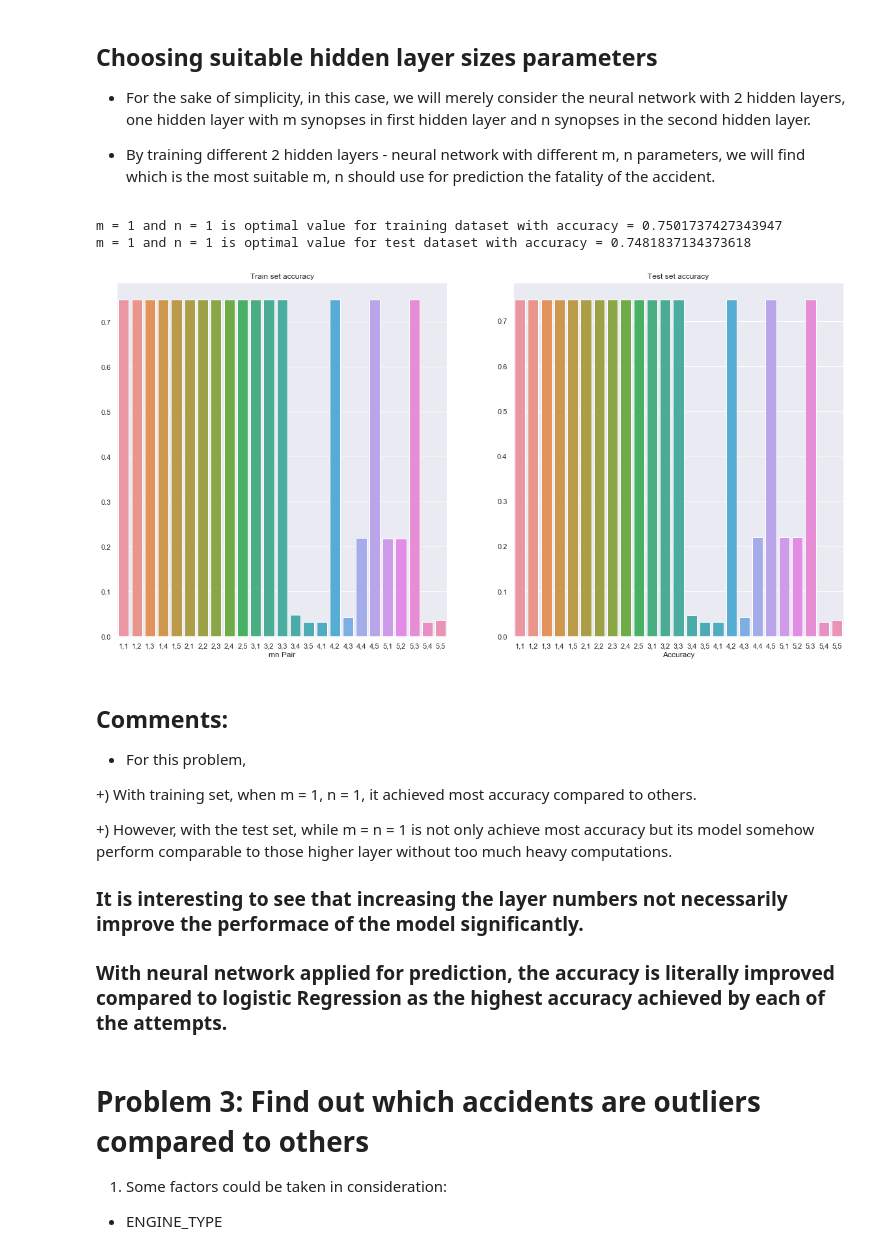
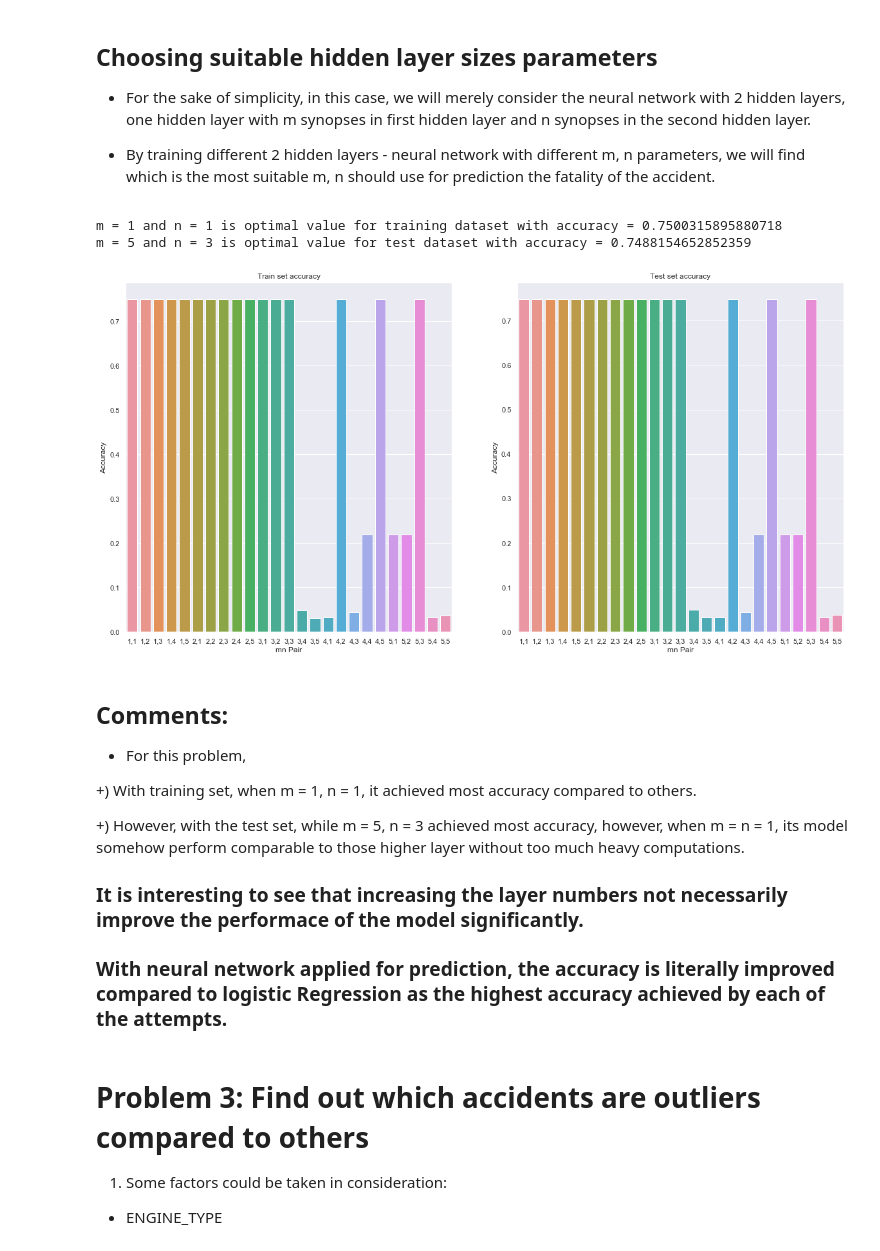
Before and after one commit to saobangmath/CZ1015---Miniproject, a Jupyter notebook: Miniproject.ipynb, the cells around one changed output. Cells and saved outputs as stored; diff of their text form; code cells hidden in the pictures.

```diff
--- a/Miniproject.ipynb
+++ b/Miniproject.ipynb
@@ -432,38 +529,38 @@ for m in range(1, 6):
         mn.append("{},{}".format(m, n))
         # for training set
         train_score = mlp.score(X_train, y_train)
         train_scores.append(train_score)
         if max_score_for_train < train_score:
             max_score_for_train = train_score
             m_train , n_train = m, n
         # for test set
         test_score = mlp.score(X_test, y_test)
         test_scores.append(test_score)
         if max_score_for_test < test_score:
             max_score_for_test = test_score
             m_test , n_test = m, n
 
 # training dataset analysis
 print("m = {} and n = {} is optimal value for training dataset with accuracy = {}".format(m_train,n_train, max_score_for_train))
 print("m = {} and n = {} is optimal value for test dataset with accuracy = {}".format(m_test,n_test, max_score_for_test))
 f, axes = plt.subplots(1, 2, figsize = (20, 10))
 # train set and test set accuracy plotting for different m, n values
 # train set
 sb.barplot(x = mn, y = train_scores, ax = axes[0])
 axes[0].set_title("Train set accuracy")
 axes[0].set_xlabel("mn Pair")
-axes[1].set_xlabel("Accuracy")
+axes[0].set_ylabel("Accuracy")
 # test set
 sb.barplot(x = mn, y = test_scores, ax = axes[1])
 axes[1].set_title("Test set accuracy")
 axes[1].set_xlabel("mn Pair")
-axes[1].set_xlabel("Accuracy")
+axes[1].set_ylabel("Accuracy")
 
 plt.show()
 # %% [output]
-m = 1 and n = 1 is optimal value for training dataset with accuracy = 0.7501737427343947
-m = 1 and n = 1 is optimal value for test dataset with accuracy = 0.7481837134373618
+m = 1 and n = 1 is optimal value for training dataset with accuracy = 0.7500315895880718
+m = 5 and n = 3 is optimal value for test dataset with accuracy = 0.7488154652852359
-[figure, old version]
+[figure, new version]
 # %% [markdown]
 ## Comments:
 
@@ -471,7 +568,7 @@ m = 1 and n = 1 is optimal value for test dataset with accuracy = 0.748183713437
 
 +) With training set, when m = 1, n = 1, it achieved most accuracy compared to others.
 
-+) However, with the test set, while m = n = 1 is not only achieve most accuracy but its model somehow perform comparable to those higher layer without too much heavy computations.
++) However, with the test set, while m = 5, n = 3 achieved most accuracy, however, when m = n = 1, its model somehow perform comparable to those higher layer without too much heavy computations.
 
 ###  It is interesting to see that increasing the layer numbers not necessarily improve the performace of the model significantly.
 
```
Also changed, not shown: parts of 21 cells of this notebook.
